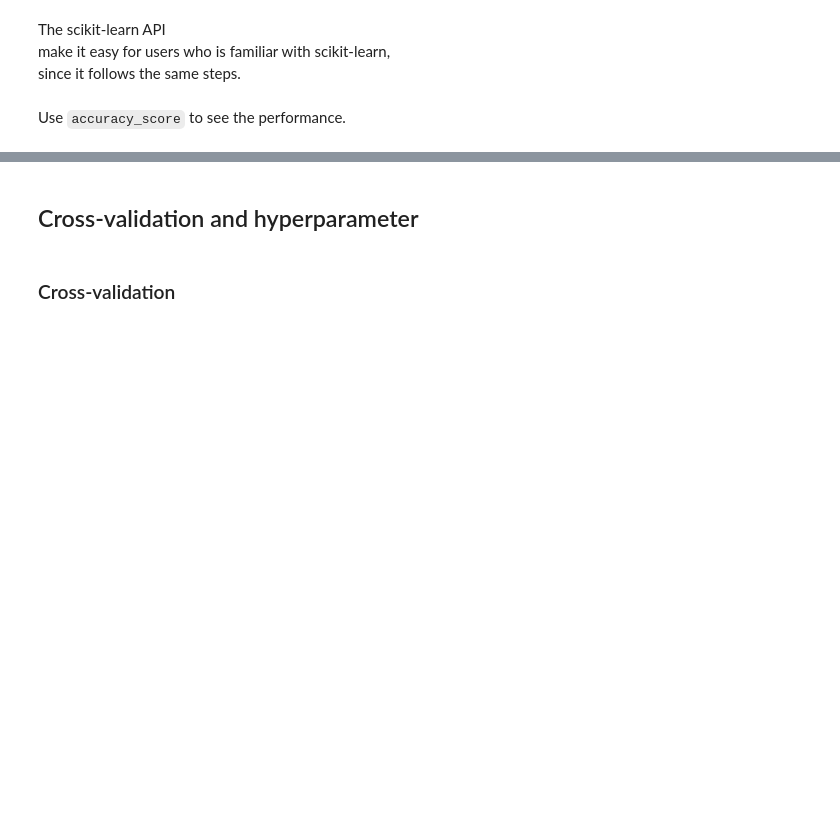
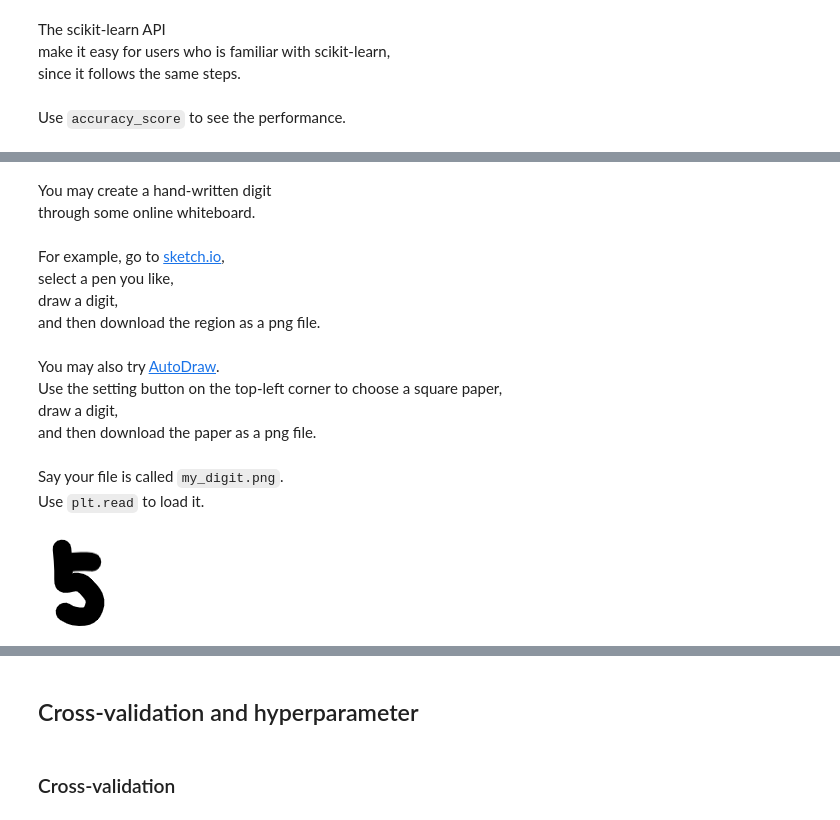
Before and after one commit to jephianlin/ModularPython, a Jupyter notebook: Introduction-to-XGBClassifier.ipynb, the cells around one changed output, grey strips where cells are left out. Drawn from its saved outputs; the diff is of its cells as text; code cells hidden in the pictures; blank space fills up the shorter version.

```diff
--- a/Introduction-to-XGBClassifier.ipynb
+++ b/Introduction-to-XGBClassifier.ipynb
@@ -260,0 +263,16 @@ accuracy_score(y_test, y_model)
+# %% [markdown]
+You may create a hand-written digit
+through some online whiteboard.
+# %% [markdown]
+For example, go to [sketch.io](https://sketch.io/sketchpad/),
+select a pen you like,
+draw a digit,
+and then download the region as a png file.
+# %% [markdown]
+You may also try [AutoDraw](https://www.autodraw.com/).
+Use the setting button on the top-left corner to choose a square paper,
+draw a digit,
+and then download the paper as a png file.
+# %% [markdown]
+Say your file is called `my_digit.png`.
+Use `plt.read` to load it.
@@ -260,0 +281,5 @@ accuracy_score(y_test, y_model)
+# %%
+img = Image.open('my_digit.png')
+img
+# %% [output]
+[figure, added]
```
Also changed, not shown: parts of 57 cells of this notebook, 3 other files.
